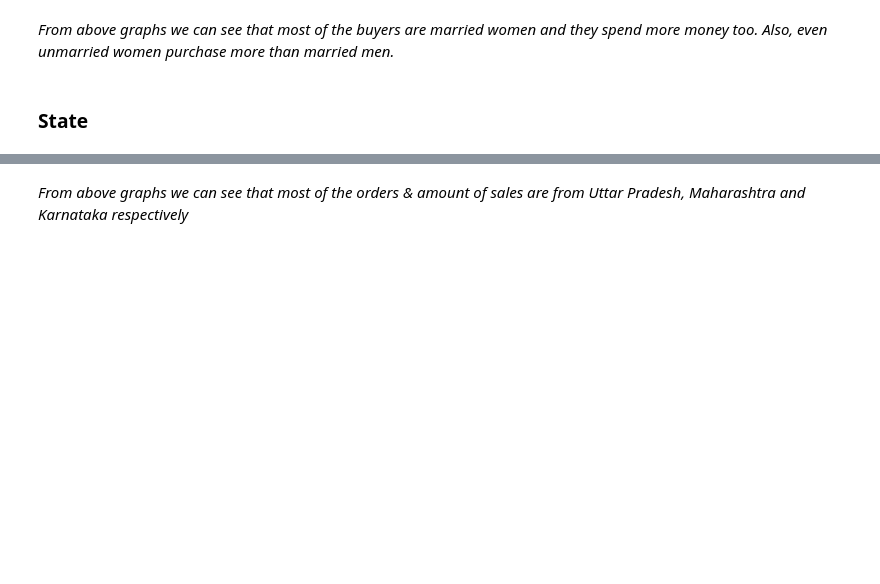
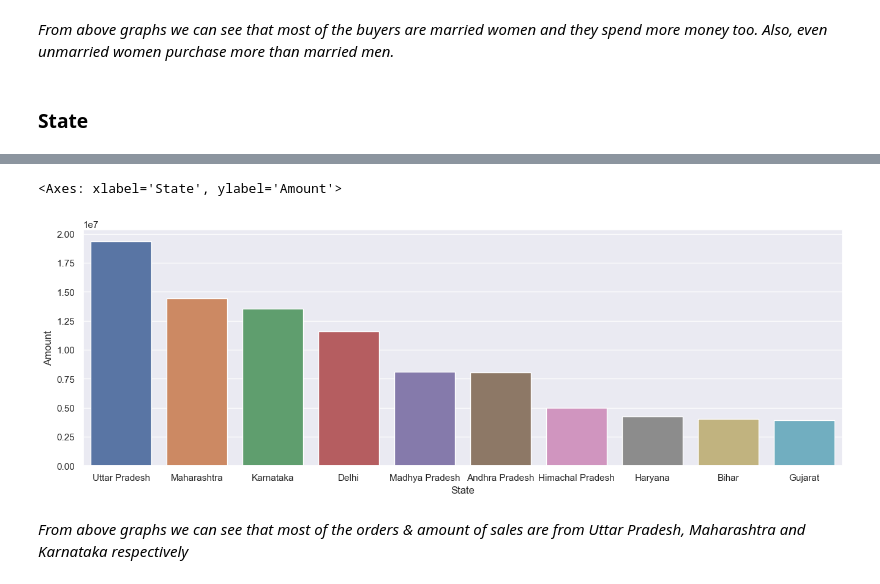
Before and after one commit to Skyler-18/Python_Project, a Jupyter notebook: Diwali_Sales_Analysis.ipynb, the cells around one changed output, grey strips where cells are left out. Saved outputs shown, nothing was run; the diff lists cells and outputs as text; code cells hidden in the pictures; blank space fills up the shorter version.

```diff
--- a/Diwali_Sales_Analysis.ipynb
+++ b/Diwali_Sales_Analysis.ipynb
@@ -111,10 +193,13 @@ sns.barplot(data = sales_state, x = 'State',y= 'Orders')
 # %%
 # State vs Amount Spent, finding top 10 states only
 
 sales_state = df.groupby(['State'], as_index=False)['Amount'].sum().sort_values(by='Amount', ascending=False).head(10)
 
-sns.set(rc={'figure.figsize':(15,5)})
+sns.set(rc={'figure.figsize':(16,5)})
 sns.barplot(data = sales_state, x = 'State',y= 'Amount')
+# %% [output]
+<Axes: xlabel='State', ylabel='Amount'>
+[figure, added]
 # %% [markdown]
 *From above graphs we can see that most of the orders & amount of sales are from Uttar Pradesh, Maharashtra and Karnataka respectively*
 # %% [markdown]
```
Also changed, not shown: parts of 19 cells of this notebook.
